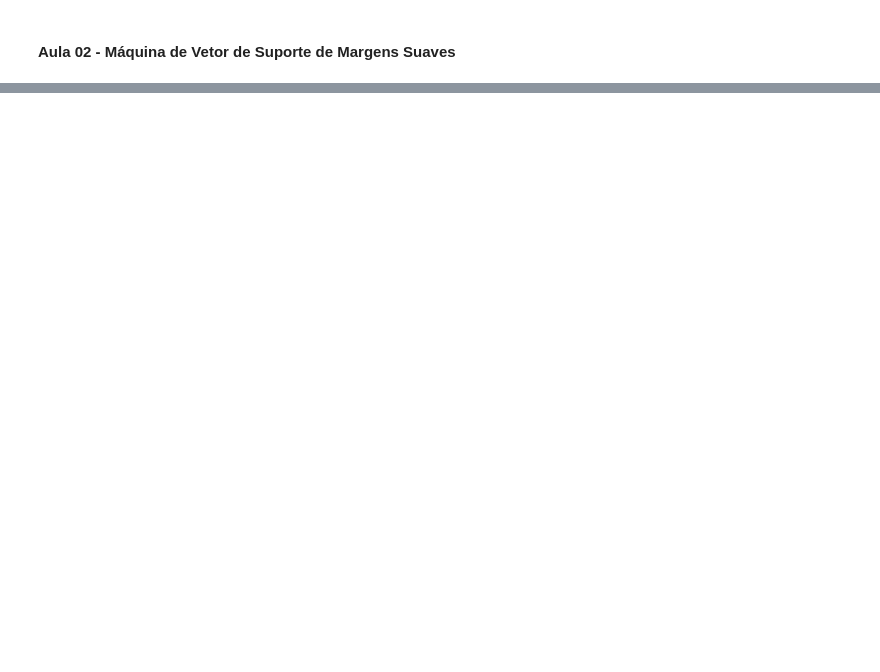
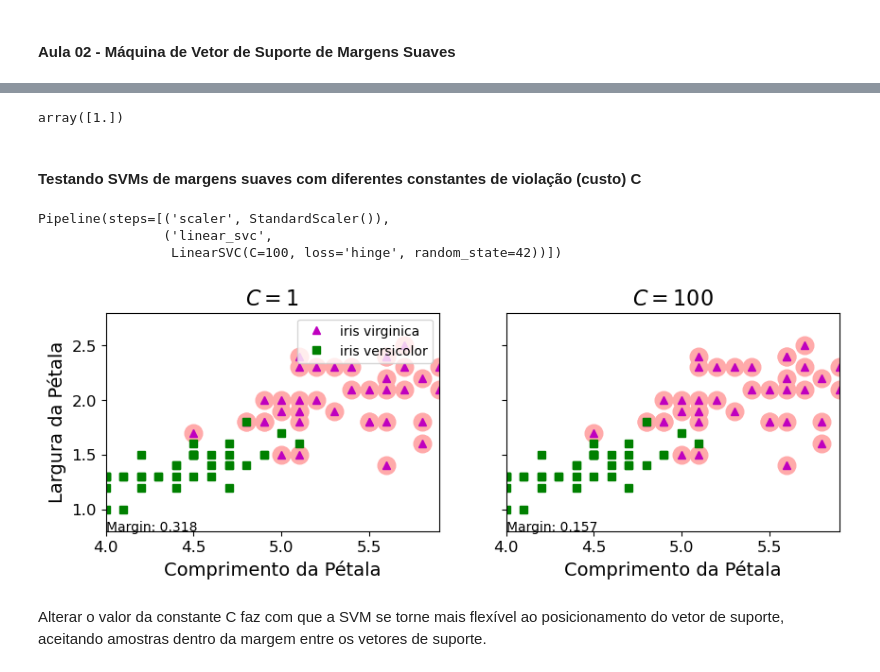
Before and after one commit to CarineMS/UFV, a Jupyter notebook: ELT574/Semana_02/ETL574_U2A1.ipynb, the cells around one changed output, grey strips where cells are left out. Saved outputs shown, nothing was run; the diff lists cells and outputs as text; code cells hidden in the pictures; blank space fills up the shorter version.

Commit message:
ELT574 Aula 02 SMV com margem suave

```diff
--- a/ELT574/Semana_02/ETL574_U2A1.ipynb
+++ b/ELT574/Semana_02/ETL574_U2A1.ipynb
@@ -171,0 +238,73 @@ plt.axis([-2, 2, -2, 2])
+# %%
+# Testando a classificação para uma flor com comprimento de 5.5 cm e largura de 1.7 cm
+svm_clf3.predict([[5.5, 1.7]])
+# %% [output]
+array([1.])
+# %% [markdown]
+#### Testando SVMs de margens suaves com diferentes constantes de violação (custo) C
+# %%
+# Configurando diferentes SVMs de margens suaves, com C = 1 e C = 100
+scaler = StandardScaler()
+svm_clf_1 = LinearSVC(C=1, loss="hinge", random_state=42)
+svm_clf_100 = LinearSVC(C=100, loss="hinge", random_state=42)
+
+scaled_svm_clf_1 = Pipeline([
+        ("scaler", scaler),
+        ("linear_svc", svm_clf_1),
+        ])
+scaled_svm_clf_100 = Pipeline([
+        ("scaler", scaler),
+        ("linear_svc", svm_clf_100),
+        ])
+scaled_svm_clf_1.fit(X3,y3)
+scaled_svm_clf_100.fit(X3,y3)
+# %% [output]
+Pipeline(steps=[('scaler', StandardScaler()),
+                ('linear_svc',
+                 LinearSVC(C=100, loss='hinge', random_state=42))])
+# %%
+# Adaptando o modelo escalonado para preparar os plots
+b1 = svm_clf_1.decision_function([-scaler.mean_/scaler.scale_])
+b2 = svm_clf_100.decision_function([-scaler.mean_/scaler.scale_])
+w1 = svm_clf_1.coef_[0]/scaler.scale_
+w2 = svm_clf_100.coef_[0]/scaler.scale_
+svm_clf_1.intercept_ = np.array([b1])
+svm_clf_100.intercept_ = np.array([b2])
+svm_clf_1.coef_ = np.array([w1])
+svm_clf_100.coef_ = np.array([w2])
+# %%
+# Calculando os vetores de suporte
+t = y3*2 - 1
+support_vectors_idx1 = (t * (X3.dot(w1) + b1) < 1).ravel()
+support_vectors_idx2 = (t * (X3.dot(w2) + b2) < 1).ravel()
+svm_clf_1.support_vectors_ = X3[support_vectors_idx1]
+svm_clf_100.support_vectors_ = X3[support_vectors_idx2]
+# %%
+# Plot variando o custo C
+fig, axes = plt.subplots(ncols=2, figsize=(10,3), sharey=True)
+
+plt.sca(axes[0])
+plt.plot(X3[:, 0][y3==1], X3[:, 1][y3==1], "m^", label="iris virginica")
+plt.plot(X3[:, 0][y3==0], X3[:, 1][y3==0], "gs", label="iris versicolor")
+plot_svc_decision_boundary(svm_clf_1, 4, 5.9)
+plt.xlabel("Comprimento da Pétala", fontsize=14)
+plt.ylabel("Largura da Pétala", fontsize=14)
+plt.legend(loc='upper right', fontsize=10)
+plt.title("$C = {}$".format(svm_clf_1.C), fontsize=16)
+plt.annotate('Margin: {}'.format(round(1/w1[1],3)),(4, 0.8))
+plt.axis([4, 5.9, 0.8, 2.8])
+
+plt.sca(axes[1])
+plt.plot(X3[:, 0][y3==1], X3[:, 1][y3==1], "m^")
+plt.plot(X3[:, 0][y3==0], X3[:, 1][y3==0], "gs")
+plot_svc_decision_boundary(svm_clf_100, 4, 5.9)
+plt.xlabel("Comprimento da Pétala", fontsize=14)
+plt.title("$C = {}$".format(svm_clf_100.C), fontsize=16)
+plt.annotate('Margin: {}'.format(round(1/w2[1],3)),(4, 0.8))
+plt.axis([4, 5.9, 0.8, 2.8])
+
+plt.show()
+# %% [output]
+[figure, added]
+# %% [markdown]
+Alterar o valor da constante C faz com que a SVM se torne mais flexível ao posicionamento do vetor de suporte, aceitando amostras dentro da margem entre os vetores de suporte.
```
Also changed, not shown: parts of 9 cells of this notebook.
